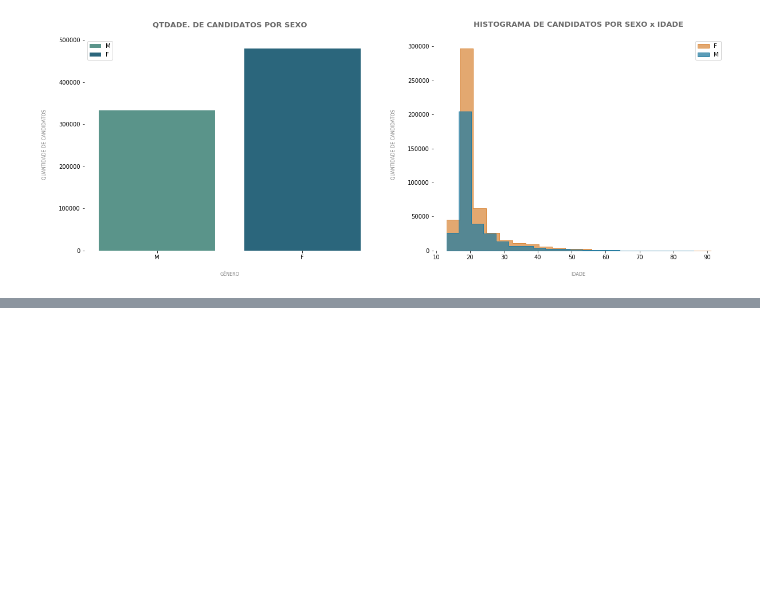
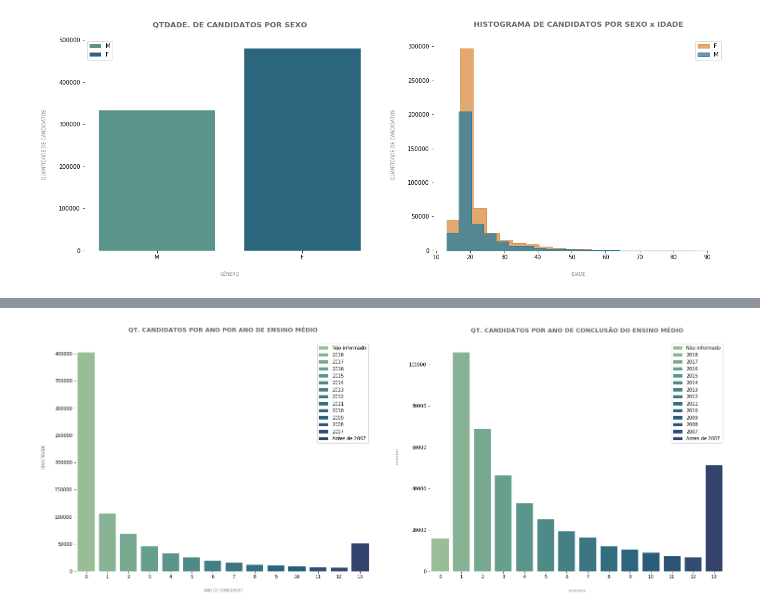
Before and after one commit to daianeklein/imersao-dados-Alura, a Jupyter notebook: Desafios.ipynb, the cells around one changed output, grey strips where cells are left out. Cells and saved outputs as stored; diff of their text form; code cells hidden in the pictures; blank space fills up the shorter version.

```diff
--- a/Desafios.ipynb
+++ b/Desafios.ipynb
@@ -85,7 +108,8 @@ columns = ['NU_INSCRICAO', 'NU_IDADE', 'TP_SEXO', 'TP_ESTADO_CIVIL', 'TP_COR_RAC
           'TP_ANO_CONCLUIU', 'TP_ESCOLA','IN_TREINEIRO',
           'CO_ESCOLA', 'TP_LOCALIZACAO_ESC', 'IN_GESTANTE', 'IN_LACTANTE', 'IN_NOME_SOCIAL',
           'TP_PRESENCA_CN', 'TP_PRESENCA_CH','TP_PRESENCA_LC','TP_PRESENCA_MT', 'NU_NOTA_CN',
-           'NU_NOTA_CH', 'NU_NOTA_LC','NU_NOTA_MT', 'TP_LINGUA', 'TP_STATUS_REDACAO', 'NU_NOTA_REDACAO',
+           'TP_ST_CONCLUSAO','NU_NOTA_CH', 'NU_NOTA_LC','NU_NOTA_MT', 'TP_LINGUA', 'TP_STATUS_REDACAO',
+           'NU_NOTA_REDACAO',
            'Q001','Q002','Q003','Q004','Q005','Q006','Q007','Q008','Q009','Q010','Q011','Q012','Q013',
            'Q014','Q015','Q016','Q017','Q018','Q019','Q020','Q021','Q022','Q023','Q024','Q025']
 # %%
@@ -470,10 +526,0 @@ Series([], Name: NU_IDADE, dtype: int64)
-# %%
-# Criando a variavel com os alunos presentes
-alunos_presentes = df.query('TP_PRESENCA_CN == 1')
-
-# Criando a coluna com a média das notas
-df['NU_MEDIA_TOTAL'] = ((alunos_presentes[['NU_NOTA_CN', 'NU_NOTA_CH',
-                                           'NU_NOTA_LC', 'NU_NOTA_MT']].sum(axis = 1)) / 4) # 4 == quantidade de provas aplicadas -- para se tirar a média
-
-# Criando variavel notas
-notas_provas = ['NU_NOTA_CN', 'NU_NOTA_CH', 'NU_NOTA_LC', 'NU_NOTA_MT', 'NU_MEDIA_TOTAL']
@@ -518,0 +537,86 @@ perfil_candidatos = ['NU_IDADE','TP_ANO_CONCLUIU', 'TP_SEXO', 'TP_ESTADO_CIVIL',
+# %%
+plt.figure(figsize=(25, 20))
+s1 = plt.subplot(2, 2, 1)
+
+s1 = sns.countplot(x = 'TP_ANO_CONCLUIU', data = df,
+                    palette = 'crest', hue = 'TP_ANO_CONCLUIU', dodge = False
+                   )
+s1 = plt.title('QT. CANDIDATOS POR ANO POR ANO DE ENSINO MÉDIO',
+               pad = 20,
+         fontsize = 13, color ='dimgrey', fontweight = 'bold')
+
+s1 = sns.despine(bottom = True, left=True)
+s1 = plt.xlabel('ANO DE CONCLUSÃO', color = 'grey', labelpad = 20, fontsize = 8)
+s1 = plt.ylabel('QUANTIDADE', color = 'grey', labelpad = 20, fontsize = 8)
+s1 = plt.legend(loc=1, labels=['Não informado','2018','2017','2016','2015','2014','2013',
+                               '2012','2011','2010','2009','2008','2007','Antes de 2007'])
+
+##################################################
+
+concluido = df[df['TP_ST_CONCLUSAO'] == 1]
+concluido
+
+
+## Somente candidatos que concluíram o ensino médio
+
+s2 = plt.subplot(2, 2, 2)
+
+s2 = sns.countplot(x = 'TP_ANO_CONCLUIU', data = concluido,
+                    palette = 'crest', hue = 'TP_ANO_CONCLUIU', dodge = False)
+
+
+s2 = plt.title('QT. CANDIDATOS POR ANO DE CONCLUSÃO DO ENSINO MÉDIO',
+               pad = 20,
+         fontsize = 13, color ='dimgrey', fontweight = 'bold')
+
+s2 = sns.despine(bottom = True, left=True)
+s2 = plt.xlabel('xxxxxxxx', color = 'grey', labelpad = 20, fontsize = 8)
+s2 = plt.ylabel('xxxxxxxx', color = 'grey', labelpad = 20, fontsize = 8)
+s2 = plt.legend(loc=1, labels=['Não informado','2018','2017','2016','2015','2014','2013',
+                               '2012','2011','2010','2009','2008','2007','Antes de 2007'])
+
+
+##################################################
+
+plt.figure(figsize=(20, 15))
+s3 = plt.subplot(2, 2, 3)
+
+s3 = sns.countplot(x = 'TP_ESCOLA', data = df,
+                    palette = 'crest', hue = 'TP_ESCOLA', dodge = False
+                   )
+s3 = plt.title('TIPO DE ESCOLA - ENSINO MÉDIO',
+               pad = 20,
+         fontsize = 13, color ='dimgrey', fontweight = 'bold')
+
+s3 = sns.despine(bottom = True, left=True)
+s3 = plt.xlabel('TIPO_ESCOLA', color = 'grey', labelpad = 20, fontsize = 8)
+s3 = plt.ylabel('QT. DE ALUNOS', color = 'grey', labelpad = 20, fontsize = 8)
+s3 = plt.legend(loc=1, labels=['Não informado', 'Publico', 'Privado'])
+
+
+##################################################
+
+concluido = df[df['TP_ST_CONCLUSAO'] == 1]
+concluido
+
+
+## Somente candidatos que concluíram o ensino médio
+
+s4 = plt.subplot(2, 2, 4)
+
+s4 = sns.countplot(x = 'TP_ESCOLA', data = concluido,
+                    palette = 'crest', hue = 'TP_ESCOLA', dodge = False)
+
+
+s4 = plt.title('TIPO ESCOLA CURSADA PELO CANDIDATO FORMADO NO ENSINO MÉDIO',
+               pad = 20,
+         fontsize = 13, color ='dimgrey', fontweight = 'bold')
+
+s4 = sns.despine(bottom = True, left=True)
+s4 = plt.xlabel('xxxxxxxx', color = 'grey', labelpad = 20, fontsize = 8)
+s4 = plt.ylabel('xxxxxxxx', color = 'grey', labelpad = 20, fontsize = 8)
+plt.legend(labels=['Não informado', 'Publico', 'Privado'])
+
+s4 = s4
+# %% [output]
+[figure, added]
```
Also changed, not shown: parts of 35 cells of this notebook.
